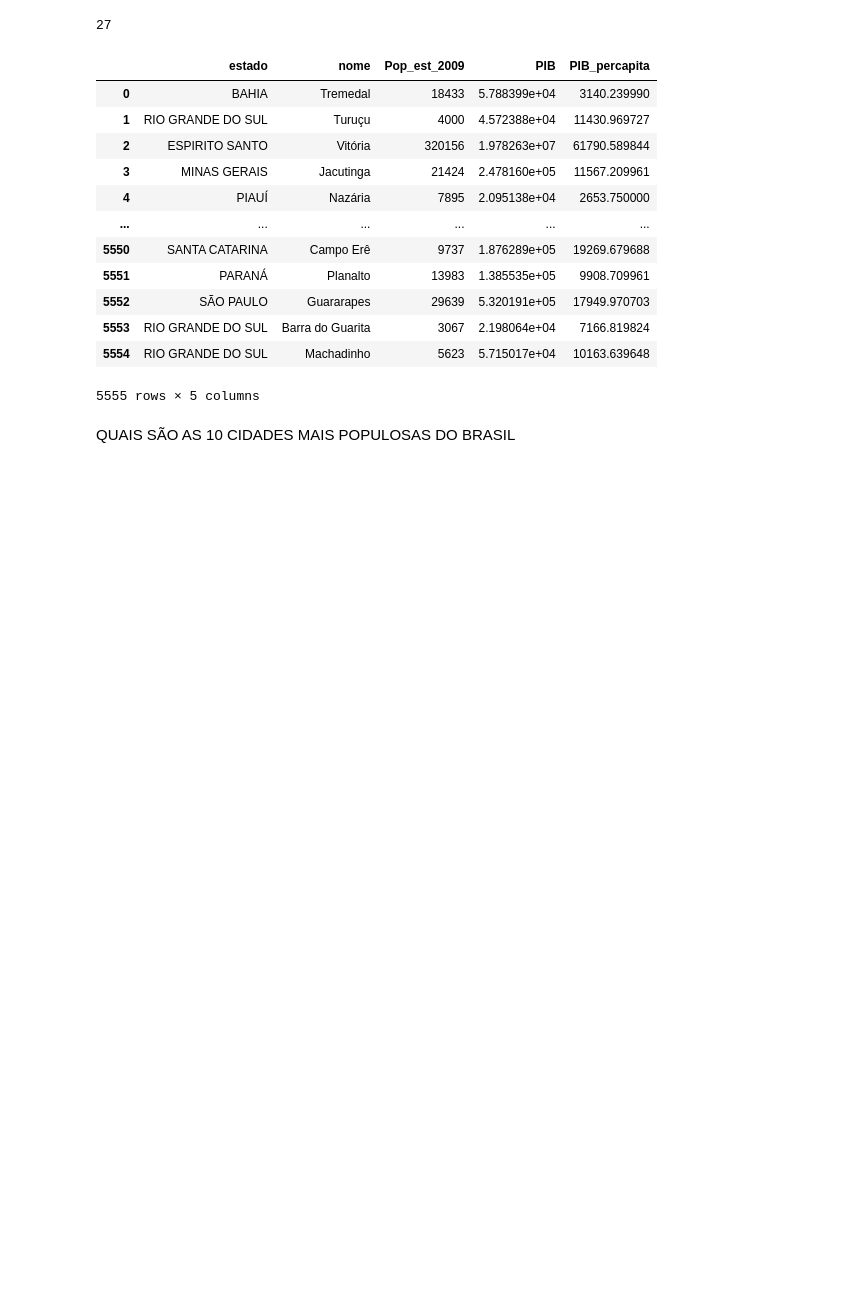
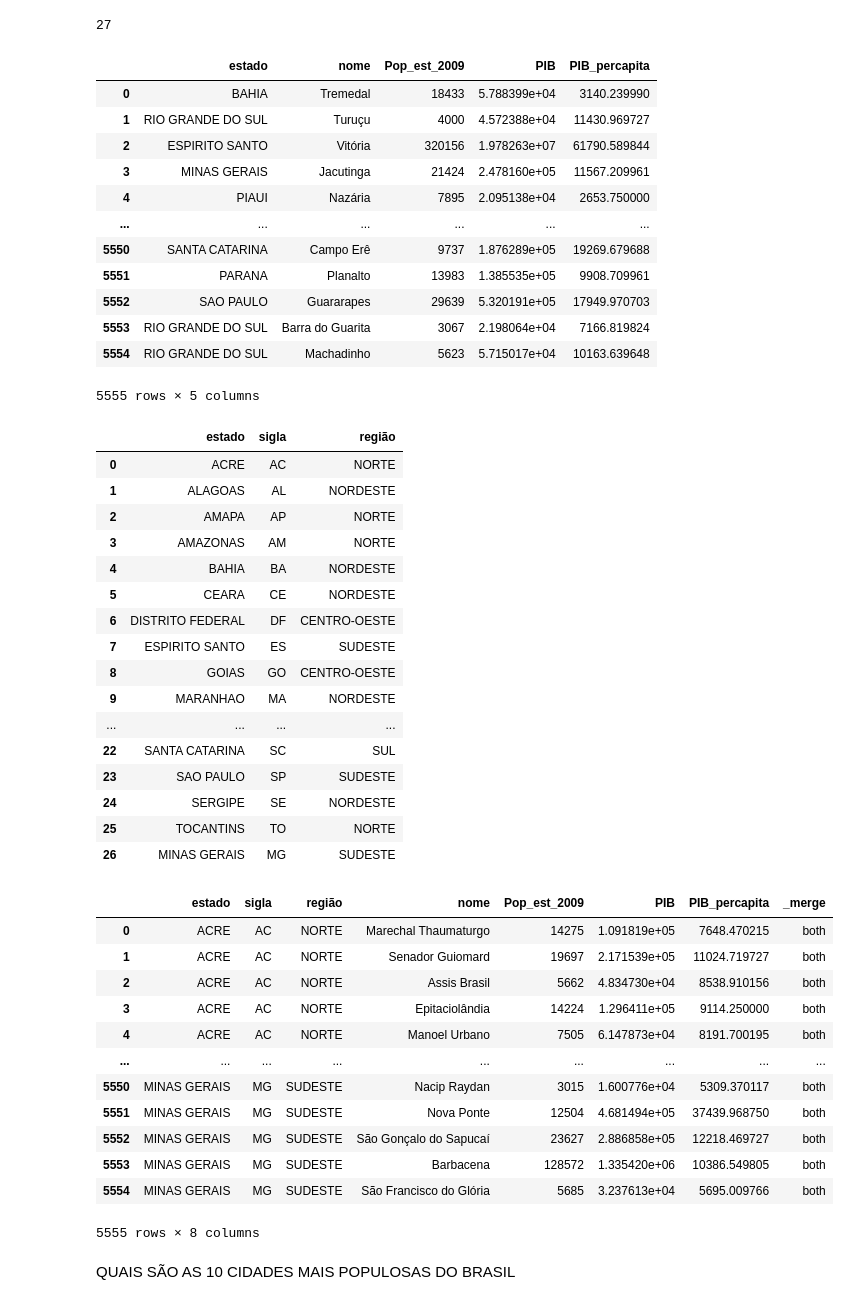
Before and after one commit to jhonatanpaz95/analise-de-dados, a Jupyter notebook: Pandas/pandas.ipynb, the cells around one changed output. Cells and saved outputs as stored; diff of their text form; code cells hidden in the pictures; blank space fills up the shorter version.

```diff
--- a/Pandas/pandas.ipynb
+++ b/Pandas/pandas.ipynb
@@ -196,42 +196,67 @@ lista_estados = set(cidades_df['estado'].tolist()) # transforma uma coluna em um
 print(len(lista_estados))
 # %% [output]
 27
-# %%
-
-# mudando valores com acentos:
-atualizar_acentos = {
-    'AMAPA': 'AMAPÁ', 'CEARA': 'CEARÁ', 'GOIAS': 'GOIÁS', 'MARANHAO':'MARANHÃO', 'PARA': 'PARÁ', 'PARAIBA':'PARAÍBA', 'PARANA':'PARANÁ',
-    'PIAUI':'PIAUÍ', 'RONDONIA':'RONDÔNIA', 'SAO PAULO':'SÃO PAULO'
-}
-
-estados_df['estado'] = estados_df['estado'].replace(atualizar_acentos)
-
-
-display(cidades_df)
-# %% [output]
-|  | estado | nome | Pop_est_2009 | PIB | PIB_percapita |
-| 0 | BAHIA | Tremedal | 18433 | 5.788399e+04 | 3140.239990 |
-| 1 | RIO GRANDE DO SUL | Turuçu | 4000 | 4.572388e+04 | 11430.969727 |
-| 2 | ESPIRITO SANTO | Vitória | 320156 | 1.978263e+07 | 61790.589844 |
-| 3 | MINAS GERAIS | Jacutinga | 21424 | 2.478160e+05 | 11567.209961 |
-| 4 | PIAUÍ | Nazária | 7895 | 2.095138e+04 | 2653.750000 |
-| ... | ... | ... | ... | ... | ... |
-| 5550 | SANTA CATARINA | Campo Erê | 9737 | 1.876289e+05 | 19269.679688 |
-| 5551 | PARANÁ | Planalto | 13983 | 1.385535e+05 | 9908.709961 |
-| 5552 | SÃO PAULO | Guararapes | 29639 | 5.320191e+05 | 17949.970703 |
-| 5553 | RIO GRANDE DO SUL | Barra do Guarita | 3067 | 2.198064e+04 | 7166.819824 |
-| 5554 | RIO GRANDE DO SUL | Machadinho | 5623 | 5.715017e+04 | 10163.639648 |
-5555 rows × 5 columns
 # %%
+from unidecode import unidecode
 
+cidades_df['estado'] = cidades_df['estado'].apply(unidecode) # remove os acentos dos estados para fazer o merge
+
+display(cidades_df)
+display(estados_df)
 
 brasil_df = pd.merge(left=estados_df, right=cidades_df, on='estado', how='inner', indicator=True) # mescla os dois data framess
 
 
-estados_set = set(brasil_df['estado']) # transforma uma coluna de interesse em um set para verificar os dados
+#estados_set = set(brasil_df['estado']) # transforma uma coluna de interesse em um set para verificar os dados
 
 
 brasil_df.to_csv('brasil.csv', sep=';', index=False)
+
+display(brasil_df)
+# %% [output]
+|  | estado | nome | Pop_est_2009 | PIB | PIB_percapita |
+| 0 | BAHIA | Tremedal | 18433 | 5.788399e+04 | 3140.239990 |
+| 1 | RIO GRANDE DO SUL | Turuçu | 4000 | 4.572388e+04 | 11430.969727 |
+| 2 | ESPIRITO SANTO | Vitória | 320156 | 1.978263e+07 | 61790.589844 |
+| 3 | MINAS GERAIS | Jacutinga | 21424 | 2.478160e+05 | 11567.209961 |
+| 4 | PIAUI | Nazária | 7895 | 2.095138e+04 | 2653.750000 |
+| ... | ... | ... | ... | ... | ... |
+| 5550 | SANTA CATARINA | Campo Erê | 9737 | 1.876289e+05 | 19269.679688 |
+| 5551 | PARANA | Planalto | 13983 | 1.385535e+05 | 9908.709961 |
+| 5552 | SAO PAULO | Guararapes | 29639 | 5.320191e+05 | 17949.970703 |
+| 5553 | RIO GRANDE DO SUL | Barra do Guarita | 3067 | 2.198064e+04 | 7166.819824 |
+| 5554 | RIO GRANDE DO SUL | Machadinho | 5623 | 5.715017e+04 | 10163.639648 |
+5555 rows × 5 columns
+|  | estado | sigla | região |
+| 0 | ACRE | AC | NORTE |
+| 1 | ALAGOAS | AL | NORDESTE |
+| 2 | AMAPA | AP | NORTE |
+| 3 | AMAZONAS | AM | NORTE |
+| 4 | BAHIA | BA | NORDESTE |
+| 5 | CEARA | CE | NORDESTE |
+| 6 | DISTRITO FEDERAL | DF | CENTRO-OESTE |
+| 7 | ESPIRITO SANTO | ES | SUDESTE |
+| 8 | GOIAS | GO | CENTRO-OESTE |
+| 9 | MARANHAO | MA | NORDESTE |
+| ... | ... | ... | ... |
+| 22 | SANTA CATARINA | SC | SUL |
+| 23 | SAO PAULO | SP | SUDESTE |
+| 24 | SERGIPE | SE | NORDESTE |
+| 25 | TOCANTINS | TO | NORTE |
+| 26 | MINAS GERAIS | MG | SUDESTE |
+|  | estado | sigla | região | nome | Pop_est_2009 | PIB | PIB_percapita | _merge |
+| 0 | ACRE | AC | NORTE | Marechal Thaumaturgo | 14275 | 1.091819e+05 | 7648.470215 | both |
+| 1 | ACRE | AC | NORTE | Senador Guiomard | 19697 | 2.171539e+05 | 11024.719727 | both |
+| 2 | ACRE | AC | NORTE | Assis Brasil | 5662 | 4.834730e+04 | 8538.910156 | both |
+| 3 | ACRE | AC | NORTE | Epitaciolândia | 14224 | 1.296411e+05 | 9114.250000 | both |
+| 4 | ACRE | AC | NORTE | Manoel Urbano | 7505 | 6.147873e+04 | 8191.700195 | both |
+| ... | ... | ... | ... | ... | ... | ... | ... | ... |
+| 5550 | MINAS GERAIS | MG | SUDESTE | Nacip Raydan | 3015 | 1.600776e+04 | 5309.370117 | both |
+| 5551 | MINAS GERAIS | MG | SUDESTE | Nova Ponte | 12504 | 4.681494e+05 | 37439.968750 | both |
+| 5552 | MINAS GERAIS | MG | SUDESTE | São Gonçalo do Sapucaí | 23627 | 2.886858e+05 | 12218.469727 | both |
+| 5553 | MINAS GERAIS | MG | SUDESTE | Barbacena | 128572 | 1.335420e+06 | 10386.549805 | both |
+| 5554 | MINAS GERAIS | MG | SUDESTE | São Francisco do Glória | 5685 | 3.237613e+04 | 5695.009766 | both |
+5555 rows × 8 columns
 # %% [markdown]
 QUAIS SÃO AS 10 CIDADES MAIS POPULOSAS DO BRASIL
 # %%
```
Also changed, not shown: parts of 4 cells of this notebook, 1 other file.
